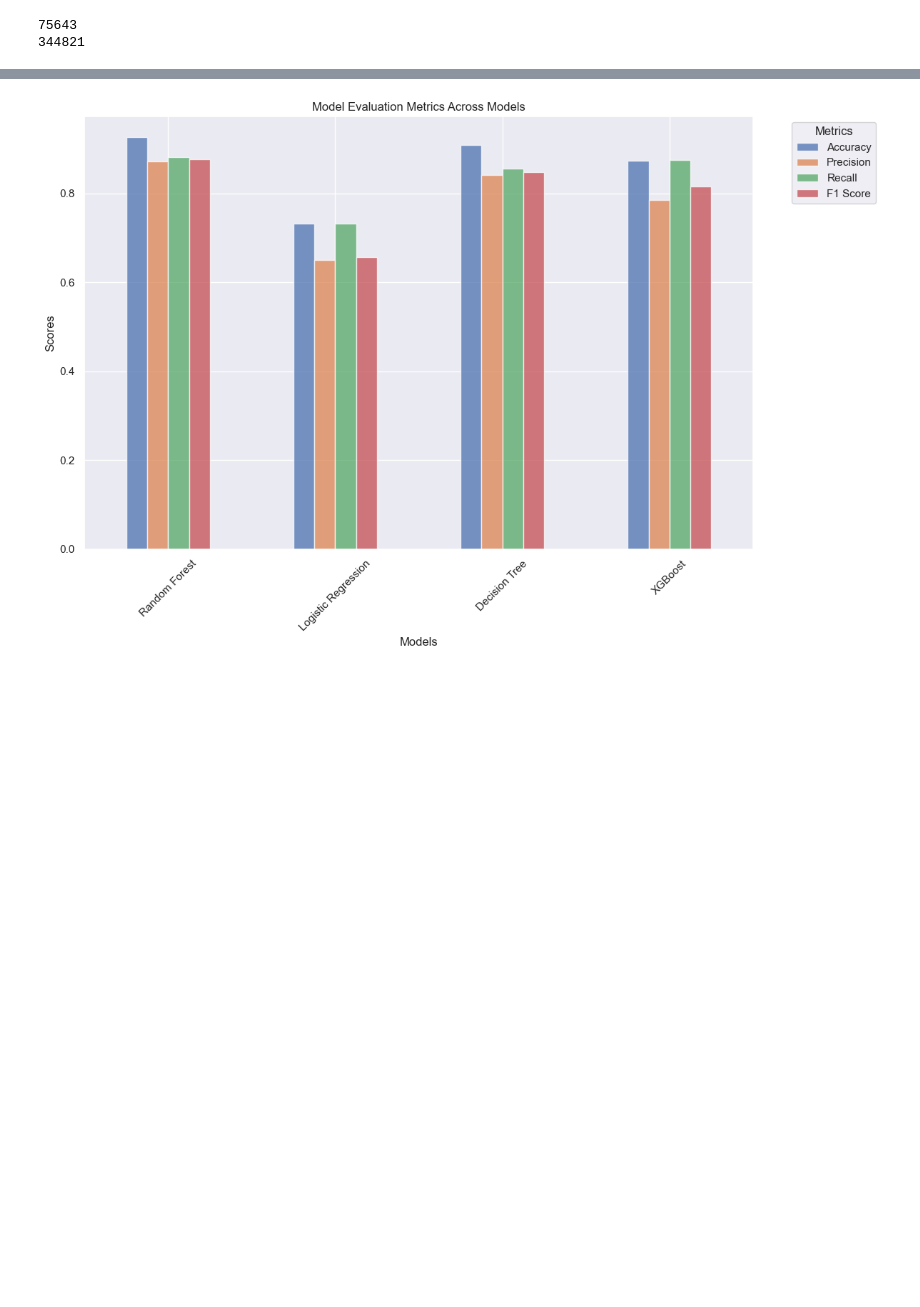
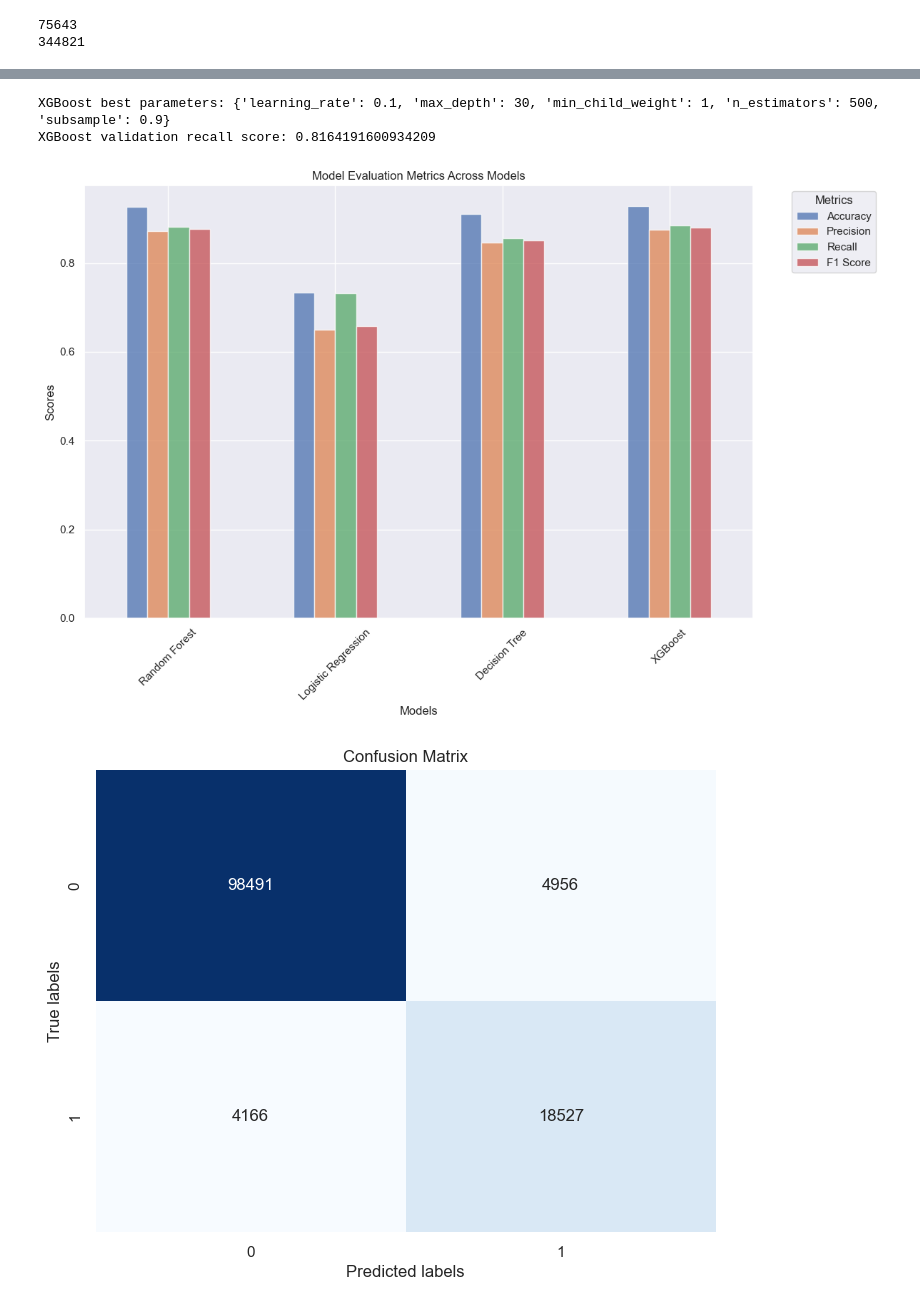
Before and after one commit to trulydevious/ML_project, a Jupyter notebook: notebooks/final_data_preprocessing_and_training.ipynb, the cells around one changed output, grey strips where cells are left out. Saved outputs shown, nothing was run; the diff lists cells and outputs as text; code cells hidden in the pictures; blank space fills up the shorter version.

```diff
--- a/notebooks/final_data_preprocessing_and_training.ipynb
+++ b/notebooks/final_data_preprocessing_and_training.ipynb
@@ -75,6 +123,8 @@ def oversample_minority_class(x, y):
 # %%
 X = data.drop(['label'], axis=1)
 y = data['label']
+X.columns = [f'f{i}' for i in range(X.shape[1])]
+
 major_classs= np.argmax([len(y[y==cl]) for cl in np.unique(y)])
 
 X_train, X_test, y_train, y_test = train_test_split(X, y, train_size=0.7, random_state=42, stratify=y)
@@ -83,38 +133,40 @@ X_train, X_test, y_train, y_test = train_test_split(X, y, train_size=0.7, random
 # Resample the training data
 X_train, y_train = oversample_minority_class(X_train, y_train)
 
-# choosing possible hyperparameters for each model
+
+
 param_grid_rf = {
-    'n_estimators': [600,400],
-    'max_depth': [40,None]
+    'n_estimators': [500, 1000],
+    'max_depth': [30, 60],
+    'min_samples_split': [2, 10],
+    'min_samples_leaf': [1, 5]
 }
 
 param_grid_lr = {
-    'C': [6,9],
-    'solver': ['liblinear']
+    'C': [0.01, 10],
+    'solver': ['newton-cg', 'liblinear'],
+    'max_iter': [100, 300]
 }
 
 param_grid_dt = {
-    'max_depth': [40, None],
-    'min_samples_split': [10, 5]
+    'max_depth': [20, 60],
+    'min_samples_split': [2, 10],
+    'min_samples_leaf': [1, 5]
 }
 
-
-
 param_grid_xgb = {
-    'n_estimators': [250,200],
-    'max_depth': [3, 5, None],
-    'learning_rate': [0.01,0.05],
-    'subsample': [0.6, 0.8],
-    'min_child_weight': [10,5]
+    'n_estimators': [200, 500],
+    'max_depth': [10, 30],
+    'learning_rate': [0.01, 0.1],
+    'subsample': [0.6, 0.9],
+    'min_child_weight': [1, 5]
 }
-
 
 # Initialize models with GridSearchCV
 models = {
-    'Random Forest': GridSearchCV(RandomForestClassifier(), param_grid_rf, cv=5,n_jobs=10),
-    'Logistic Regression': GridSearchCV(LogisticRegression(), param_grid_lr, cv=5,n_jobs=10),
-    'Decision Tree': GridSearchCV(DecisionTreeClassifier(), param_grid_dt, cv=5,n_jobs=10),
+    'Random Forest': GridSearchCV(RandomForestClassifier(), param_grid_rf, cv=5,n_jobs=13),
+    'Logistic Regression': GridSearchCV(LogisticRegression(), param_grid_lr, cv=5,n_jobs=13),
+    'Decision Tree': GridSearchCV(DecisionTreeClassifier(), param_grid_dt, cv=5,n_jobs=13),
     'XGBoost': GridSearchCV(XGBClassifier(use_label_encoder=False, eval_metric='logloss',device='cuda'), param_grid_xgb, cv=5)
 
 }
@@ -123,7 +175,6 @@ models = {
 best_models = {}
 validation_results = {}
 
-#TODO wybrałem recall jako główne kryterium ponieważnaj ważniejsze żeby wyłapać jak najwięcej złych linków False Positive<False negative
 
 for model_name, model in models.items():
     model.fit(X_train, y_train)
@@ -142,7 +193,6 @@ for model_name, model in best_models.items():
     y_pred = model.predict(X_test)
     accuracy = accuracy_score(y_test, y_pred)
     report = classification_report(y_test, y_pred, output_dict=True)
-    print(f"{model_name} metrics summary:\n{report}")
 
     model_metrics[model_name] = {
         'Accuracy': accuracy,
@@ -162,4 +212,18 @@ ax.legend(title='Metrics', bbox_to_anchor=(1.05, 1), loc='upper left')
 plt.xticks(rotation=45)
 plt.tight_layout()
 plt.show()
+
+
+# confusion matrix of best model
+model=best_models['XGBoost']
+y_test_pred = model.predict(X_test)
+cm = confusion_matrix(y_test, y_test_pred)
+
+# Plot confusion matrix
+plt.figure(figsize=(8, 6))
+sns.heatmap(cm, annot=True, fmt='d', cmap='Blues', cbar=False)
+plt.xlabel('Predicted labels')
+plt.ylabel('True labels')
+plt.title('Confusion Matrix')
+plt.show()
 # %% [output]
@@ -174 +243,4 @@ XGBoost validation recall score: 0.8780681267351166
+XGBoost best parameters: {'learning_rate': 0.1, 'max_depth': 30, 'min_child_weight': 1, 'n_estimators': 500, 'subsample': 0.9}
+XGBoost validation recall score: 0.8164191600934209
-[figure, old version]
+[figure, new version]
+[figure, added]
```
Also changed, not shown: parts of 12 cells of this notebook.
